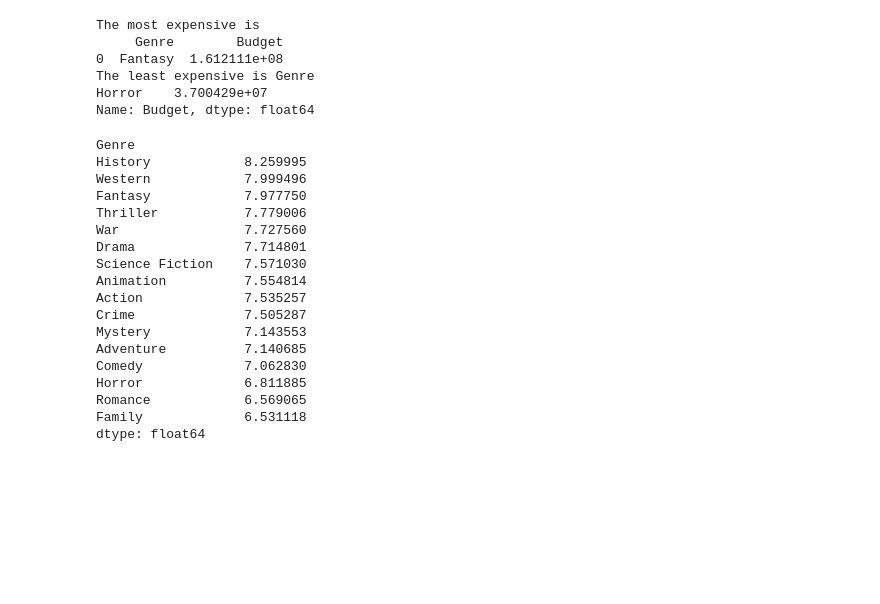
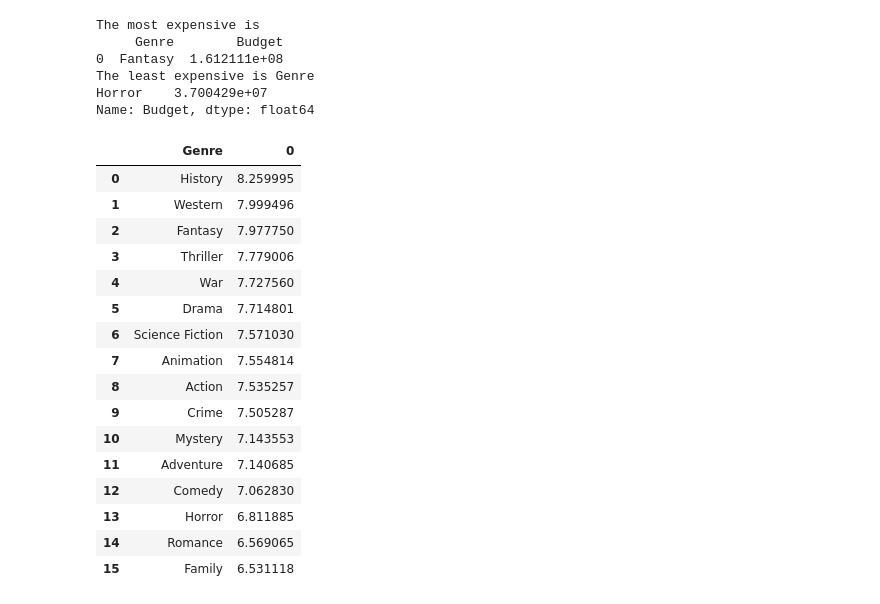
Before and after one commit to Jacopo-Spadon/Pandas, a Jupyter notebook: Panda.ipynb, the cells around one changed output. Cells and saved outputs as stored; diff of their text form; code cells hidden in the pictures; blank space fills up the shorter version.

```diff
--- a/Panda.ipynb
+++ b/Panda.ipynb
@@ -258,33 +258,33 @@ Name: Budget, dtype: float64
 # %%
 # 12. which Genre is favored the most by the people?
 
 
 def w_avg(df, values, weights):
     d = df[values]
     w = df[weights]
     return (d * w).sum() / w.sum()
 
 w_avg(df, 'Rating', 'Rating Count')
 
-df.groupby('Genre').apply(w_avg, 'Rating', 'Rating Count').sort_values(ascending=False)
+favorite_genre=pd.DataFrame(data=(df.groupby('Genre').apply(w_avg, 'Rating', 'Rating Count').sort_values(ascending=False).reset_index()))
+favorite_genre
 # %% [output]
-Genre
-History            8.259995
-Western            7.999496
-Fantasy            7.977750
-Thriller           7.779006
-War                7.727560
-Drama              7.714801
-Science Fiction    7.571030
-Animation          7.554814
-Action             7.535257
-Crime              7.505287
-Mystery            7.143553
-Adventure          7.140685
-Comedy             7.062830
-Horror             6.811885
-Romance            6.569065
-Family             6.531118
-dtype: float64
+|  | Genre | 0 |
+| 0 | History | 8.259995 |
+| 1 | Western | 7.999496 |
+| 2 | Fantasy | 7.977750 |
+| 3 | Thriller | 7.779006 |
+| 4 | War | 7.727560 |
+| 5 | Drama | 7.714801 |
+| 6 | Science Fiction | 7.571030 |
+| 7 | Animation | 7.554814 |
+| 8 | Action | 7.535257 |
+| 9 | Crime | 7.505287 |
+| 10 | Mystery | 7.143553 |
+| 11 | Adventure | 7.140685 |
+| 12 | Comedy | 7.062830 |
+| 13 | Horror | 6.811885 |
+| 14 | Romance | 6.569065 |
+| 15 | Family | 6.531118 |
 # %%
 #%reset
```
